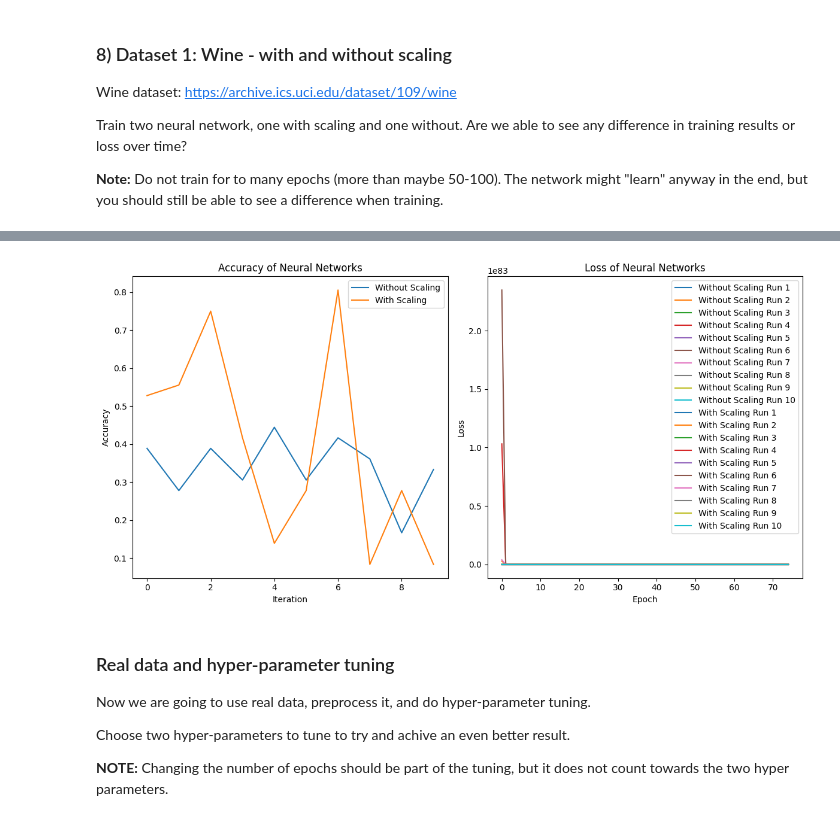
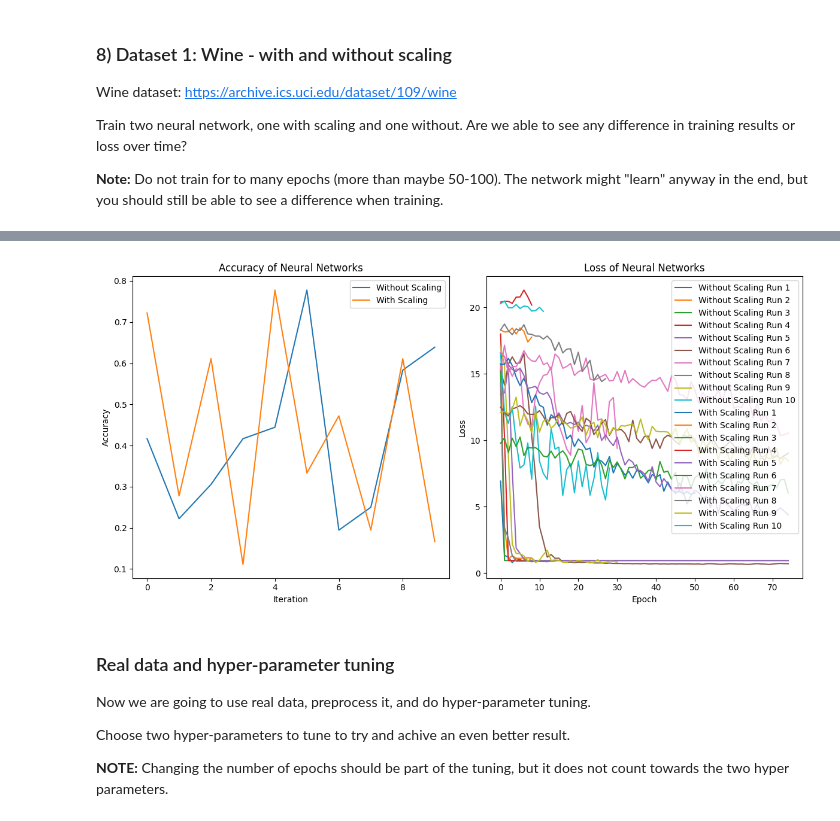
Before and after one commit to JoelScarinius/Neural_Network, a Jupyter notebook: ML-Assignment_3_Joel_Scarinius_Stavmo.ipynb, the cells around one changed output, grey strips where cells are left out. Saved outputs shown, nothing was run; the diff lists cells and outputs as text; code cells hidden in the pictures.

```diff
--- a/ML-Assignment_3_Joel_Scarinius_Stavmo.ipynb
+++ b/ML-Assignment_3_Joel_Scarinius_Stavmo.ipynb
@@ -70,6 +74,8 @@ def activate(activations, selected_function = "None"):
     elif selected_function == "ISRLU":
         # TODO: Implement another activation function activation function of your own choice.
         y = isrlu(activations)
+    elif selected_function == "Softmax":
+        y = softmax(activations)
     return y
 # %%
 # TODO Test your activation functions, is the returning values what you expect?
@@ -156,9 +159,27 @@ def MSE_loss(y_hat, y):
     return loss
 
 # TODO: Choose another loss function and implement it
+def CCE_loss(y_hat, y):
+    y_hat = np.clip(y_hat, 1e-12, 1)
+    loss = -np.mean(np.sum(y * np.log(y_hat), axis=1))
+    return loss
+
+# TODO: Choose another loss function and implement it
 def BCE_loss(y_hat, y):
+    y_hat = np.clip(y_hat, 1e-12, 1 - 1e-12)
     loss = -np.mean(np.add(np.multiply(y, np.log(y_hat)), np.multiply((np.subtract(1, y)), np.log(np.subtract(1, y_hat)))))  # TODO: Finish this function
     return loss
+
+# TODO: Choose another loss function and implement it
+def SCE_loss(y_hat, y):
+    size = y_hat.shape[0]
+    y_hat = np.clip(y_hat, 1e-12, 1)
+    # probabilities = softmax(y_hat)
+    # correct_class_probs = probabilities[np.arange(y_hat.shape[0]), y.astype(int) - 1]
+    # loss = -np.mean(np.log(correct_class_probs + 1e-12))
+    y = y.astype(int)
+    loss = -np.mean(np.log(y_hat[np.arange(size), y.ravel()]))
+    return loss
 # %% [markdown]
 The derivatives of the loss is with respect to the predicted value **y_hat**.
 # %%
@@ -444,8 +485,7 @@ data_wine = pd.read_csv("wine.csv", skiprows=[1]).to_numpy()
 features = data_wine[:, :-1]
 labels = data_wine[:, -1:]
 
-# Started with tripling the number of features which is 13
-neurons = [39, 21]
+neurons = [26, 10]
 accuracies_nn1 = []
 accuracies_nn2 = []
 accuracies_sk_nn1 = []
@@ -463,18 +503,24 @@ for _ in range(RUNS):
     X_train, X_test, y_train, y_test = train_test_split(
         features, labels, train_size=0.8, shuffle=True
     )
-    X_train_norm = preprocessing.normalize(X_train)
-    X_test_norm = preprocessing.normalize(X_test)
 
-    input_dim = len(X_train[0])
+    # Change labels to be 0 indexed
+    y_train = y_train - 1
+    y_test = y_test - 1
+
+    scaler = preprocessing.StandardScaler()
+    X_train_norm = scaler.fit_transform(X_train)
+    X_test_norm = scaler.fit_transform(X_test)
+
+    input_dim = X_train.shape[1]
     output_dim = len(np.unique(y_train))
 
-    nn1 = NeuralNet(input_dim=input_dim, output_dim=output_dim, neurons=neurons)
-    nn2 = NeuralNet(input_dim=input_dim, output_dim=output_dim, neurons=neurons)
+    nn1 = NeuralNet(input_dim=input_dim, output_dim=output_dim, neurons=neurons, loss_function="SCE", output_activation="Softmax")
+    nn2 = NeuralNet(input_dim=input_dim, output_dim=output_dim, neurons=neurons, loss_function="SCE", output_activation="Softmax")
 
     print("Neural Net 1:")
     loss_1, _ = nn1.train_net(
-        X_train, y_train, batch_size=32, epochs=75, use_validation_data=False, early_stopping=5
+        X_train, y_train, batch_size=16, epochs=75, use_validation_data=True, early_stopping=7
     )
     losses_nn1.append(loss_1)
 
@@ -482,38 +528,42 @@ for _ in range(RUNS):
     loss_2, _ = nn2.train_net(
         X_train_norm,
         y_train,
-        batch_size=32,
+        batch_size=16,
         epochs=75,
-        use_validation_data=False,
-        early_stopping=5,
+        use_validation_data=True,
+        early_stopping=7,
     )
     losses_nn2.append(loss_2)
 
     y_pred = nn1.forward(X_test)
-    y_pred = np.argmax(y_pred, axis=1) + 1
-    accuracy_nn1 = accuracy_score(y_true=y_test, y_pred=y_pred)
+    y_pred = np.argmax(y_pred, axis=1)
+    print("Preds", y_pred)
+    print("Test", y_test.ravel())
+    accuracy_nn1 = accuracy_score(y_true=y_test.ravel(), y_pred=y_pred)
     print("Accuracy Neural Net 1:", accuracy_nn1)
     accuracies_nn1.append(accuracy_nn1)
 
     y_pred_norm = nn2.forward(X_test_norm)
-    y_pred_norm = np.argmax(y_pred_norm, axis=1) + 1
-    accuracy_nn2 = accuracy_score(y_true=y_test, y_pred=y_pred_norm)
+    y_pred_norm = np.argmax(y_pred_norm, axis=1)
+    print("Norm pred", y_pred_norm)
+    print("Test Norm", y_test.ravel())
+    accuracy_nn2 = accuracy_score(y_true=y_test.ravel(), y_pred=y_pred_norm)
     print("Accuracy Neural Net 2:", accuracy_nn2)
     accuracies_nn2.append(accuracy_nn2)
 
-    mlp = MLPClassifier(hidden_layer_sizes=(39, 21), max_iter=75)
-    mlp.fit(X_train, y_train)
+    mlp = MLPClassifier(hidden_layer_sizes=(26, 10), max_iter=75)
+    mlp.fit(X_train, y_train.ravel())
 
     y_pred = mlp.predict(X_test)
-    accuracy = accuracy_score(y_test, y_pred)
+    accuracy = accuracy_score(y_test.ravel(), y_pred)
     print("Accuracy of sklearn's MLPClassifier:", accuracy)
     accuracies_sk_nn1.append(accuracy)
 
-    mlp_norm = MLPClassifier(hidden_layer_sizes=(39, 21), max_iter=75)
-    mlp_norm.fit(X_train_norm, y_train)
+    mlp_norm = MLPClassifier(hidden_layer_sizes=(26, 10), max_iter=75)
+    mlp_norm.fit(X_train_norm, y_train.ravel())
 
     y_pred_norm = mlp_norm.predict(X_test_norm)
-    accuracy_norm = accuracy_score(y_test, y_pred_norm)
+    accuracy_norm = accuracy_score(y_test.ravel(), y_pred_norm)
     print("Accuracy of sklearn's MLPClassifier with normalized data:", accuracy_norm)
     accuracies_sk_nn2.append(accuracy_norm)
 
@@ -636,4 +669,4 @@ Mean Accuracy Sklearn Neural Net 2: 0.4083333333333333
-[figure, old version]
+[figure, new version]
 # %% [markdown]
 ### Real data and hyper-parameter tuning
 
```
Also changed, not shown: parts of 11 cells of this notebook.
